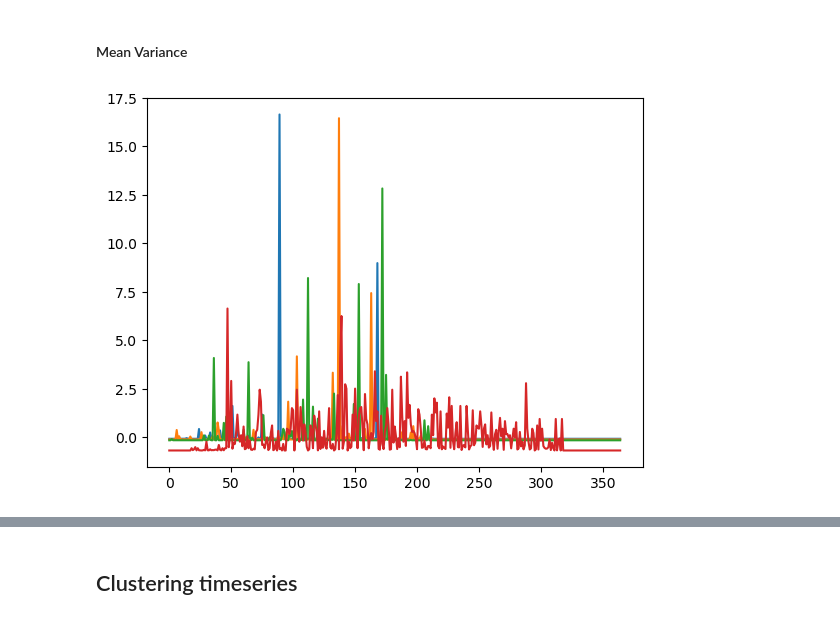
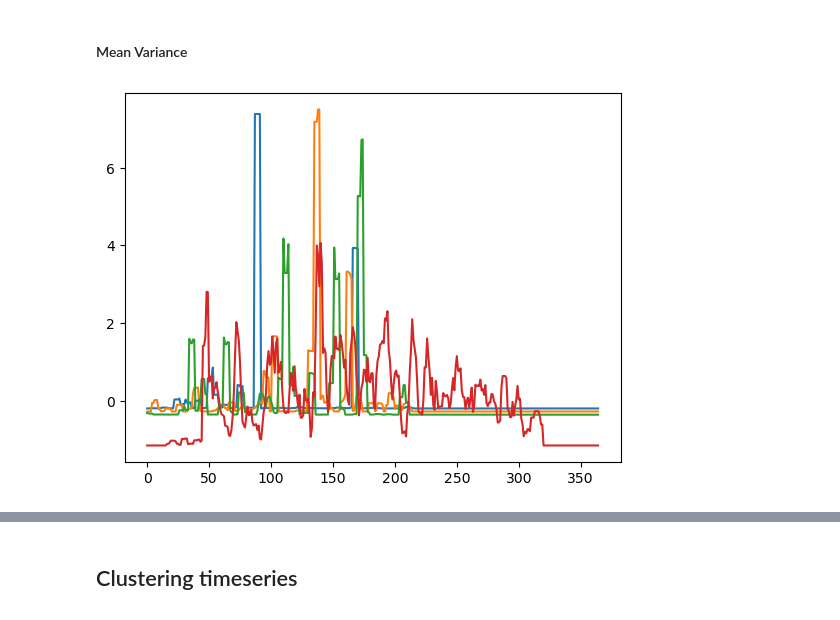
Before and after one commit to alessandrocubic/Unipi-Data-Mining-project-AY-22-23, a Jupyter notebook: TASK 4/Time_Series.ipynb, the cells around one changed output, grey strips where cells are left out. Cells and saved outputs as stored; diff of their text form; code cells hidden in the pictures.

Commit message:
Finalized Shape based clustering Added and finished feature based clustering
Co-authored-by: Giacomo Cignoni <giacomo-cgn@users.noreply.github.com>

```diff
--- a/TASK 4/Time_Series.ipynb
+++ b/TASK 4/Time_Series.ipynb
@@ -237,19 +237,19 @@ plt.show()
 #### Mean Variance
 # %%
 #scaler mean variance
-user_2019_std = pd.DataFrame(columns=user_2019_detrend.columns)
+user_2019_std = pd.DataFrame(columns=denoised_user_2019.columns)
 scaler = TimeSeriesScalerMeanVariance(mu=0., std=1.)
-for col in user_2019_detrend.columns:
-    user_2019_std[col] = scaler.fit_transform(user_2019_detrend[col].values.reshape(1, -1)).flatten()
+for col in denoised_user_2019.columns:
+    user_2019_std[col] = scaler.fit_transform(denoised_user_2019[col].values.reshape(1, -1)).flatten()
 
 ts_example_1 = user_2019_std.iloc[:, 29]
 ts_example_2 = user_2019_std.iloc[:, 567]
 ts_example_3 = user_2019_std.iloc[:, 1000]
 ts_example_4 = user_2019_std.iloc[:, 867]
 plt.plot(ts_example_1)
 plt.plot(ts_example_2)
 plt.plot(ts_example_3)
 plt.plot(ts_example_4)
 plt.show()
 # %% [output]
-[figure, old version]
+[figure, new version]
```
Also changed, not shown: parts of 62 cells of this notebook.
